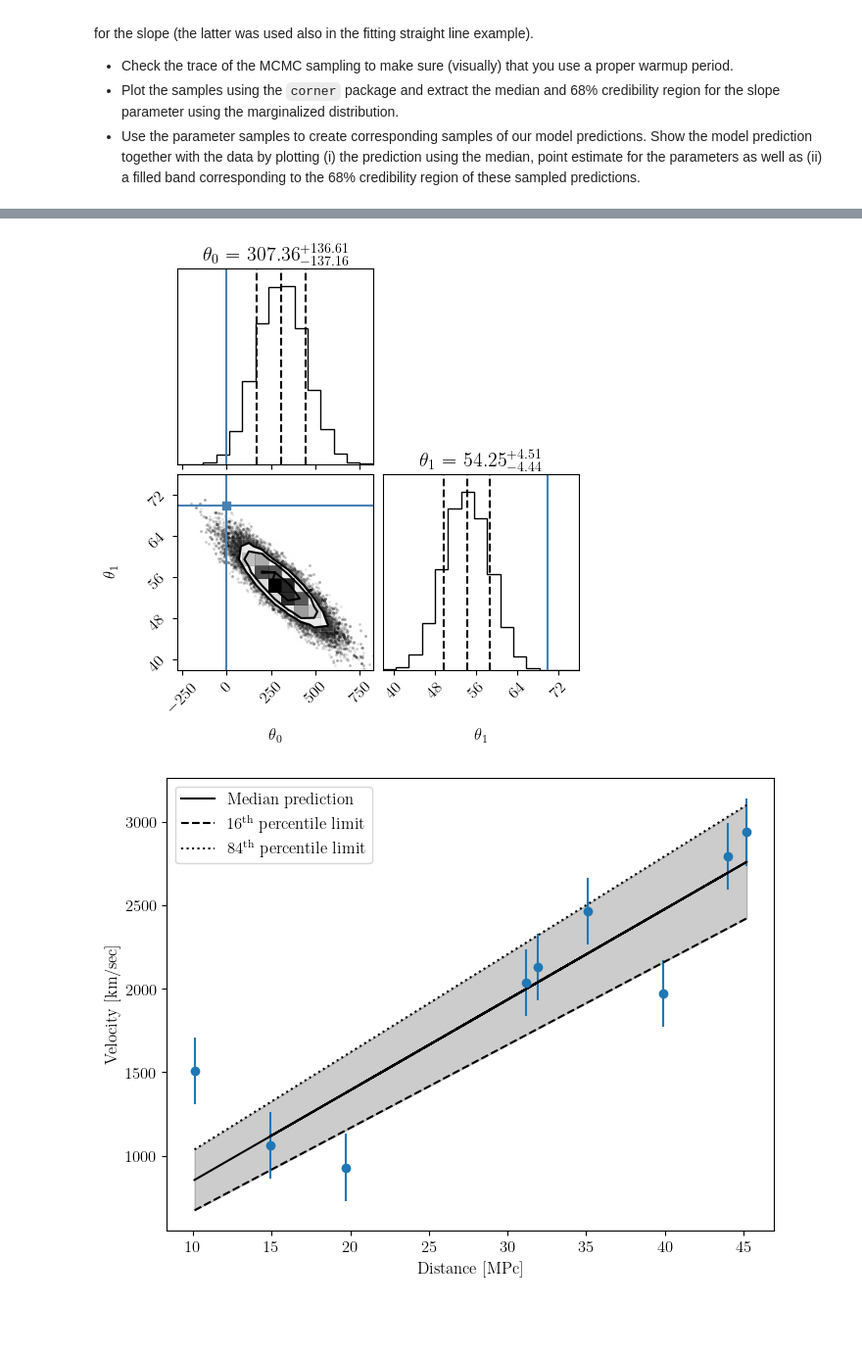
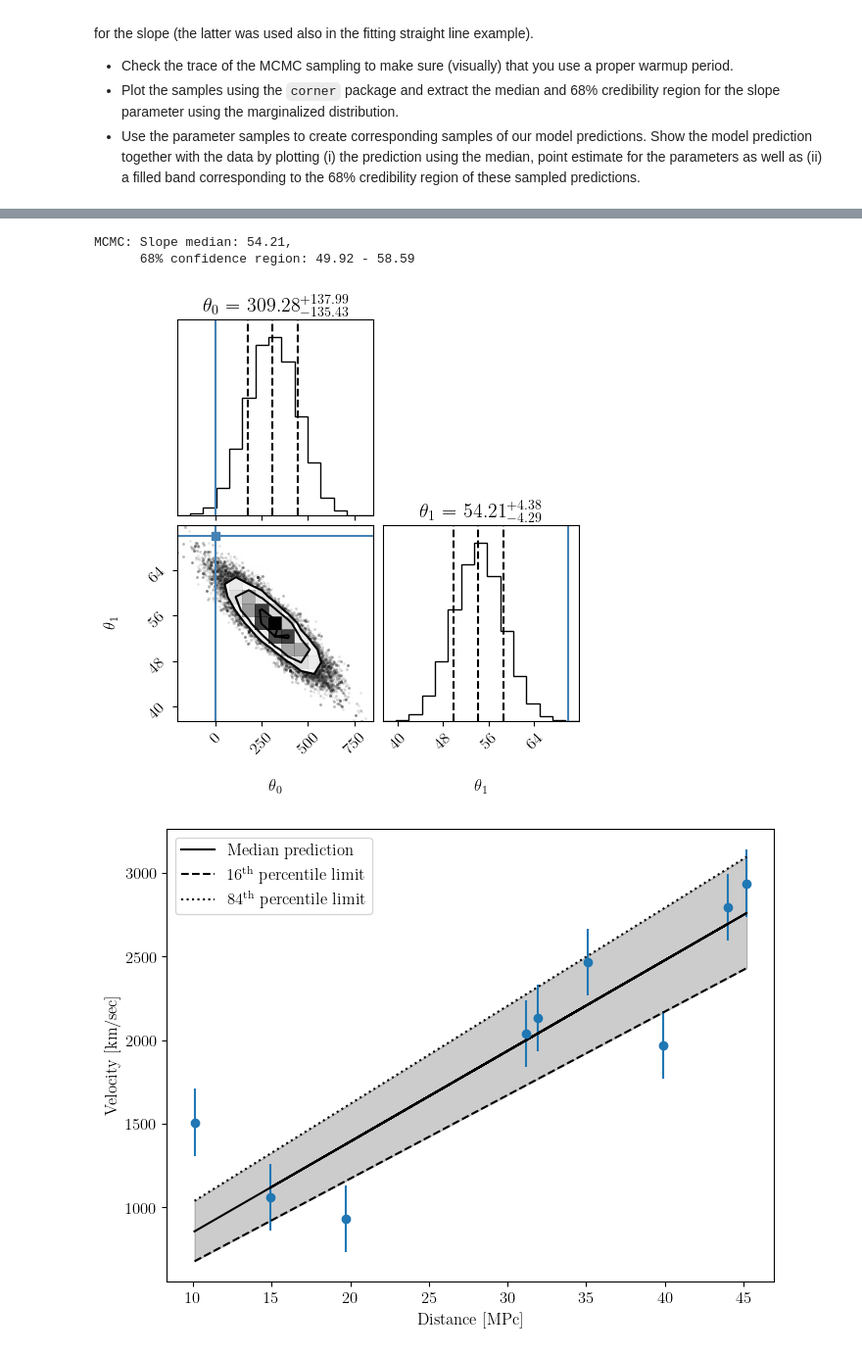
Before and after one commit to stommen/tif285, a Jupyter notebook: hand-ins/pub/ProblemSets/Set2/TIF285_ps2_extra_problems.ipynb, the cells around one changed output, grey strips where cells are left out. Shown at 98% size. Drawn from its saved outputs; the diff is of its cells as text; code cells hidden in the pictures; blank space fills up the shorter version.

```diff
--- a/hand-ins/pub/ProblemSets/Set2/TIF285_ps2_extra_problems.ipynb
+++ b/hand-ins/pub/ProblemSets/Set2/TIF285_ps2_extra_problems.ipynb
@@ -490,13 +505,16 @@ def logPost(theta, x, y, dy):
 # YOUR CODE HERE
 #
 
+### Sigma and rng
 sigma = 200
 rng = np.random.default_rng(seed=2020)
 
-pos = np.array([[intercept, slope]]) + rng.standard_normal((20, 2))
+### Setting up the sampler
+pos = np.array([[intercept, slope]]) + 10*rng.standard_normal((20, 2))
 
+### Running the sampler
 sampler = emcee.EnsembleSampler(nwalkers=20, ndim=2, log_prob_fn=logPost, args=(x, y, sigma))
-new_pos, _, _ = sampler.run_mcmc(pos, 2500)
+run = sampler.run_mcmc(pos, 2500)
 # %%
 # Our choice of starting points were not optimal. It takes some time for the MCMC chains
 # to converge. We recommend to study the traces.
@@ -519,6 +538,6 @@ plt.show()
 # %%
 # And choose an appropriate warm-up time
-nwarmup = 200 # update this!
+nwarmup = 500 # update this!
 
 # we'll throw-out the warmup points, collect the chains from all walkers,
 # and reshape into an array 'samples' of shape (nsamples, 2)
@@ -528,20 +547,29 @@ samples=np.array([])
 # YOUR CODE HERE
 #
 
-flat_samples = sampler.get_chain(discard=nwarmup, flat=True)
+### Using the flat argument to get the chains from all walkers and the discard argument to throw out the warmup points
+samples = sampler.get_chain(discard=nwarmup, flat=True)
 # %%
 # Plot the samples using the `corner` package and extract the median and
 # 68% confidence region for the slope parameter
 #
 # YOUR CODE HERE
 #
 
-fig = corner.corner(flat_samples, labels=[r"$\theta_0$", r"$\theta_1$"], color='k',
+### Using corner to plot the samples
+fig = corner.corner(samples, labels=[r"$\theta_0$", r"$\theta_1$"], color='k',
                     show_titles=True, bins=15, plot_contours=True,
                     quantiles=[0.16, 0.5, 0.84], truths=[intercept, slope],
                     plot_datapoints=True)
+
+### Extracting the median and 68% confidence region for the slope parameter
+slope_median = np.median(samples[:, 1])
+slope_68 = np.percentile(samples[:, 1], [16, 84])
+print(f'MCMC: Slope median: {slope_median:.2f}, \n      68% confidence region: {slope_68[0]:.2f} - {slope_68[1]:.2f}')
 # %% [output]
+MCMC: Slope median: 54.21,
+      68% confidence region: 49.92 - 58.59
-[figure, old version]
+[figure, new version]
 # %%
 # We can use the parameter samples to create corresponding samples of our model predictions.
 # Plot the prediction using the median, point estimate for the parameters
```
Also changed, not shown: parts of 18 cells of this notebook.
